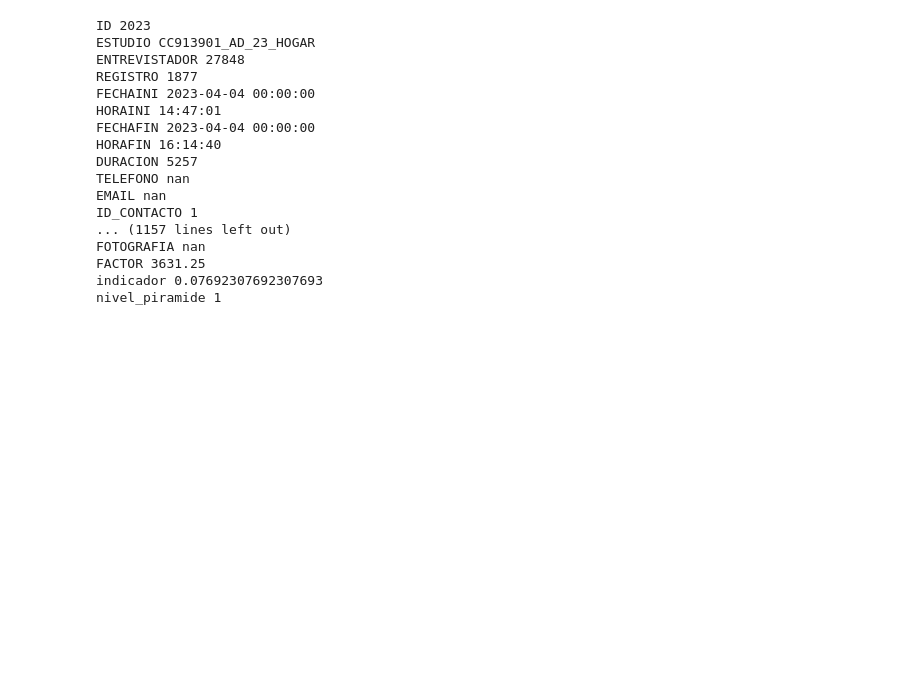
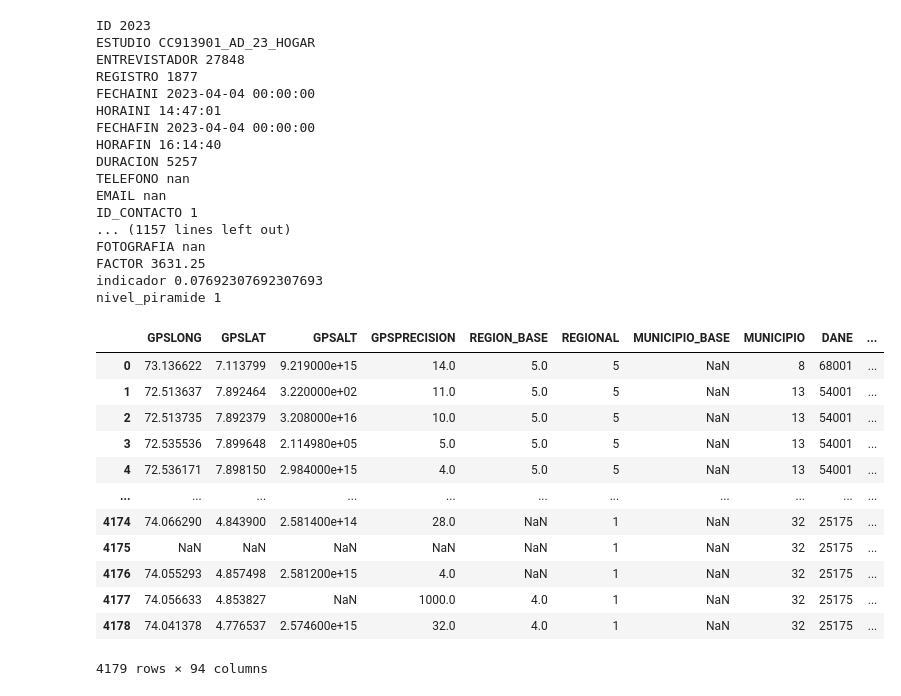
Before and after one commit to Contrerasjosed1/Gerencia_de_proyectos, a Jupyter notebook: ETL_data_CNC.ipynb, the cells around one changed output. Saved outputs shown, nothing was run; the diff lists cells and outputs as text; code cells hidden in the pictures; blank space fills up the shorter version.

```diff
--- a/ETL_data_CNC.ipynb
+++ b/ETL_data_CNC.ipynb
@@ -51,2 +67,61 @@ nivel_piramide 1
+# %%
+selected_columns_2023 = [
+    'GPSLONG',  # Longitud GPS
+    'GPSLAT',   # Latitud GPS
+    'GPSALT',   # Altitud GPS
+    'GPSPRECISION',  # Precisión del GPS
+    'REGION_BASE',  # Región base
+    'REGIONAL',  # Regional
+    'MUNICIPIO_BASE',  # Municipio base
+    'MUNICIPIO',  # Municipio
+    'DANE',  # Código DANE
+    'POINT_X',  # Coordenada X
+    'POINT_Y',  # Coordenada Y
+    'ESTRATO_BASE',  # Estrato socioeconómico
+    'SECTOR',  # Sector
+    'SECCION',  # Sección
+    'MANZANA',  # Manzana
+    'TIPO_ENCUESTA',  # Tipo de encuesta
+    'TIPO',  # Tipo de vivienda o encuesta
+    'GENERO',  # Género del entrevistado
+    'EDAD',  # Edad del entrevistado
+    'PERSONAS',  # Número de personas en el hogar
+    'PERSONAS_GEN',  # Distribución de género por personas
+    'GENERO_SEL',  # Género de la persona seleccionada
+    'REDAD',  # Rango de edad
+    'ALEATORIO_PDET',  # Indicador de muestreo aleatorio en zonas PDET
+    'VERIFICA',  # Validación o verificación del encuestado
+    'DIRECCION_FILTRO',  # Dirección registrada
+    'B4_1', #Pregunta B4.1 Formulario
+    'B4_2', #Pregunta B4.2 Formulario
+    'B4_4_TOTAL', #Pregunta B4.4 Formulario
+    'B4_5_TOTAL', #Pregunta B4.5 Formulario
+    'B4_7', #Pregunta B4.7 Formulario
+    'B5_1', 'B5_2_1', 'B5_2_2', 'B5_2_3', 'B5_2_4', 'B5_2_5', 'B5_2_6', 'B5_2_7',
+    'B5_2_8', 'B5_2_9', 'B5_2_10', 'B5_2_11', 'B5_2_12', 'B5_3_1', 'B5_3_2', 'B5_3_3',
+    'B5_3_4', 'B5_3_5', 'B5_3_6', 'B5_3_7', 'B5_3_8', 'B5_3_9', 'B5_3_10', 'B5_3_11',
+    'B5_3_12', 'B5_6', 'B5_8', 'B6_1', 'B6_3', 'B6_4', 'B8_1_1', 'B8_1_2', 'B8_1_3',
+    'B8_1_4', 'B8_1_5', 'B8_1_6', 'B8_1_7', 'B8_1_8', 'B8_1_9', 'B8_2_1', 'B8_2_2',
+    'B8_2_3', 'B8_2_4', 'B8_2_5', 'B8_2_6', 'B8_2_7', 'B8_2_8', 'B8_2_9', 'B8_2_10',
+    'B8_2_11', 'B8_2_12', 'B8_2_13', 'B8_2_14', 'B8_2_15', 'B8_2_16', 'B8_2_17',
+    'B8_2_18', 'B8_2_19', 'B8_2_20', 'B8_2_21', 'B8_2_22', 'B9_1', 'B9_2'
+]
+
+df2023_Col_sel = df2023[selected_columns_2023]
+df2023_Col_sel
+# %% [output]
+|  | GPSLONG | GPSLAT | GPSALT | GPSPRECISION | REGION_BASE | REGIONAL | MUNICIPIO_BASE | MUNICIPIO | DANE | ... |
+| 0 | 73.136622 | 7.113799 | 9.219000e+15 | 14.0 | 5.0 | 5 | NaN | 8 | 68001 | ... |
+| 1 | 72.513637 | 7.892464 | 3.220000e+02 | 11.0 | 5.0 | 5 | NaN | 13 | 54001 | ... |
+| 2 | 72.513735 | 7.892379 | 3.208000e+16 | 10.0 | 5.0 | 5 | NaN | 13 | 54001 | ... |
+| 3 | 72.535536 | 7.899648 | 2.114980e+05 | 5.0 | 5.0 | 5 | NaN | 13 | 54001 | ... |
+| 4 | 72.536171 | 7.898150 | 2.984000e+15 | 4.0 | 5.0 | 5 | NaN | 13 | 54001 | ... |
+| ... | ... | ... | ... | ... | ... | ... | ... | ... | ... | ... |
+| 4174 | 74.066290 | 4.843900 | 2.581400e+14 | 28.0 | NaN | 1 | NaN | 32 | 25175 | ... |
+| 4175 | NaN | NaN | NaN | NaN | NaN | 1 | NaN | 32 | 25175 | ... |
+| 4176 | 74.055293 | 4.857498 | 2.581200e+15 | 4.0 | NaN | 1 | NaN | 32 | 25175 | ... |
+| 4177 | 74.056633 | 4.853827 | NaN | 1000.0 | 4.0 | 1 | NaN | 32 | 25175 | ... |
+| 4178 | 74.041378 | 4.776537 | 2.574600e+15 | 32.0 | 4.0 | 1 | NaN | 32 | 25175 | ... |
+4179 rows × 94 columns
 # %%
 import matplotlib.pyplot as plt
```
Also changed, not shown: parts of 7 cells of this notebook, 1 other file.
